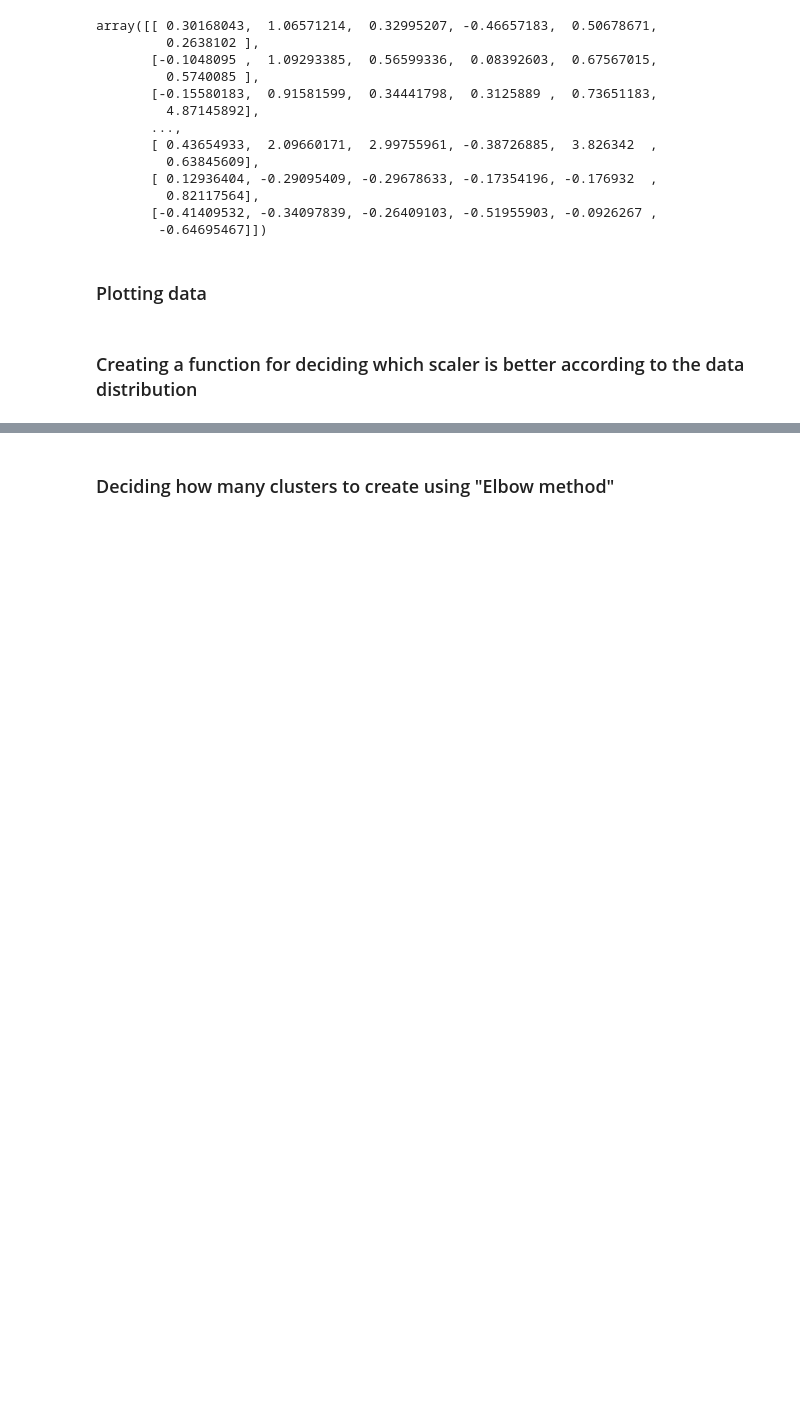
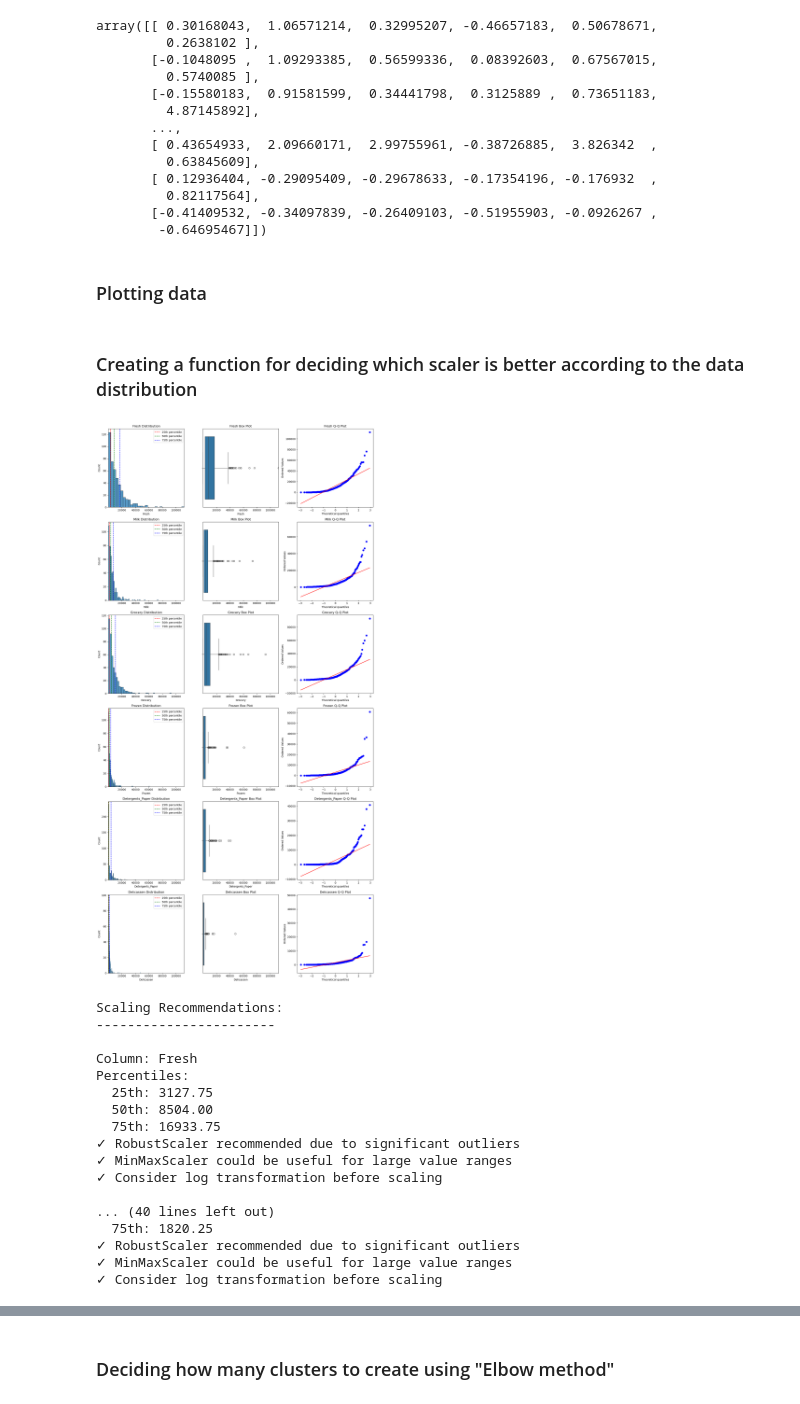
Before and after one commit to andreasoledadguerra/sales_strategy, a Jupyter notebook: sales_strategy.ipynb, the cells around one changed output, grey strips where cells are left out. Cells and saved outputs as stored; diff of their text form; code cells hidden in the pictures; blank space fills up the shorter version.

Commit message:
'analyze_scaling_needs' is upgraded adjusting values of x axis from the plots,and adding percentils

```diff
--- a/sales_strategy.ipynb
+++ b/sales_strategy.ipynb
@@ -130 +220,23 @@ array([[ 0.30168043,  1.06571214,  0.32995207, -0.46657183,  0.50678671,
+# %%
+columns_to_analyze = ['Fresh', 'Milk', 'Grocery', 'Frozen', 'Detergents_Paper', 'Delicassen']
+results = analyze_scaling_needs(df_sst)
+# %% [output]
+[figure, added]
+Scaling Recommendations:
+-----------------------
+
+Column: Fresh
+Percentiles:
+  25th: 3127.75
+  50th: 8504.00
+  75th: 16933.75
+✓ RobustScaler recommended due to significant outliers
+✓ MinMaxScaler could be useful for large value ranges
+✓ Consider log transformation before scaling
+
+... (40 lines left out)
+  75th: 1820.25
+✓ RobustScaler recommended due to significant outliers
+✓ MinMaxScaler could be useful for large value ranges
+✓ Consider log transformation before scaling
 # %%
```
Also changed, not shown: parts of 15 cells of this notebook.
